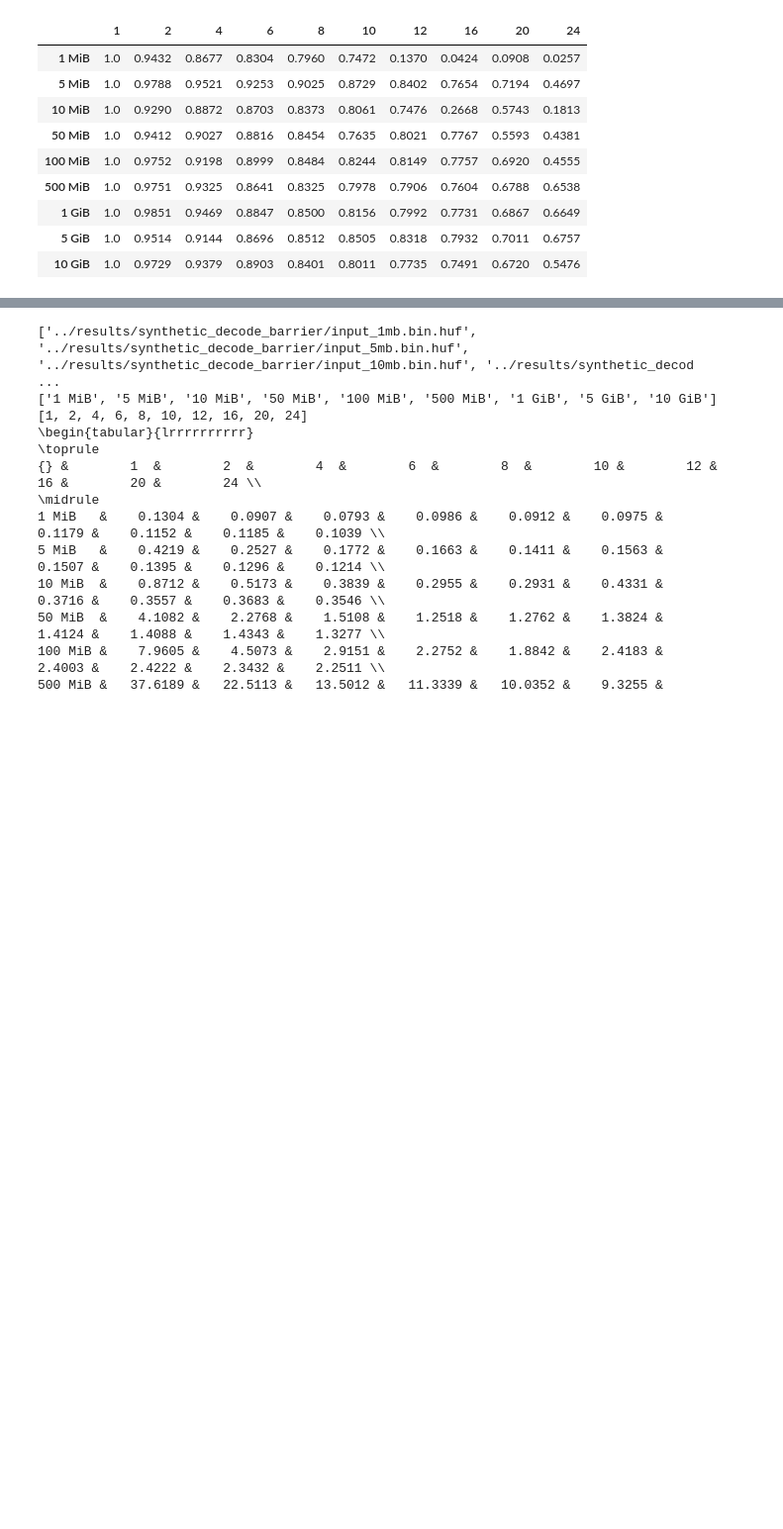
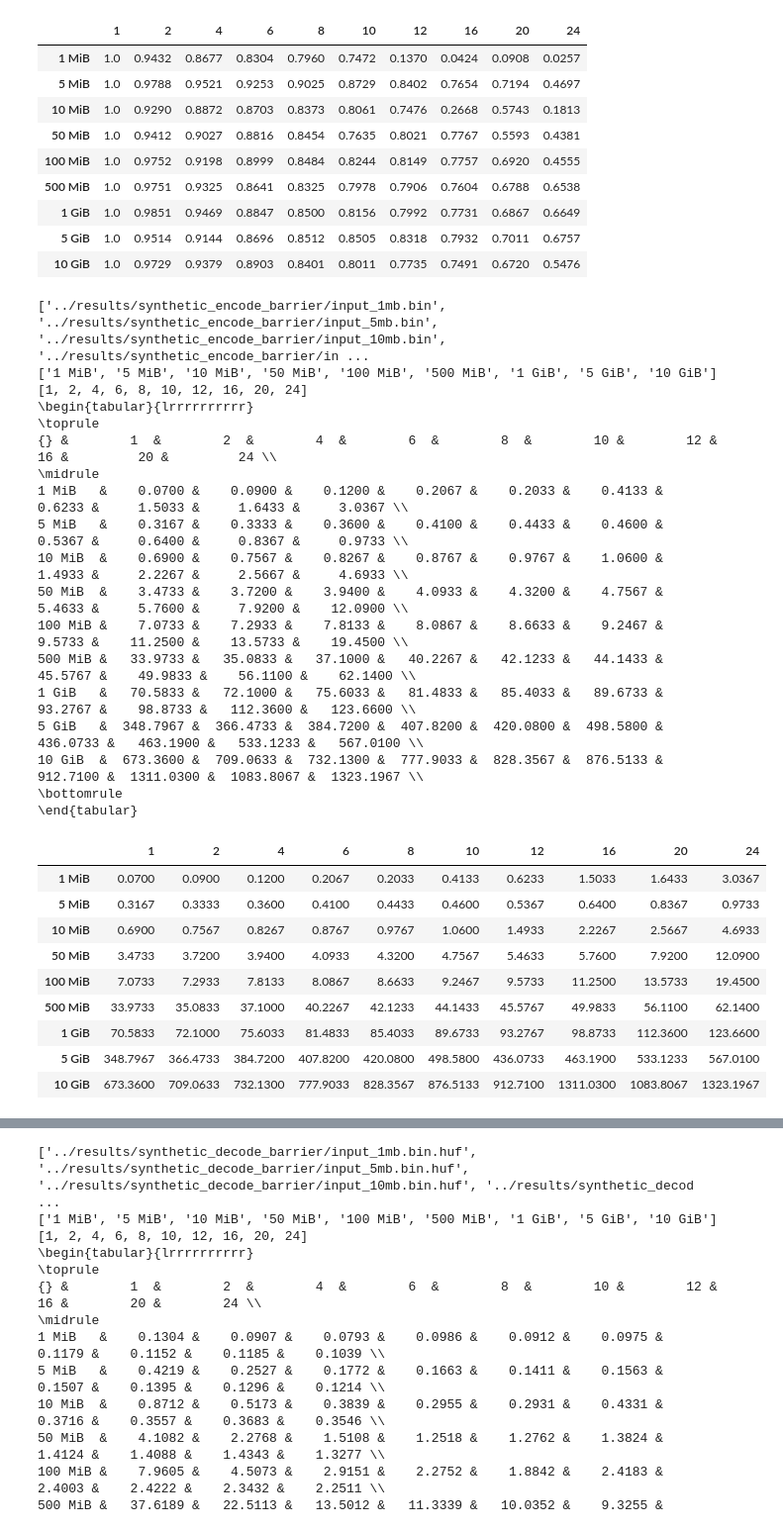
Before and after one commit to BigEmperor26/HuffmanCODEC, a Jupyter notebook: src/grapher.ipynb, the cells around one changed output, grey strips where cells are left out. Shown at 99% size. Drawn from its saved outputs; the diff is of its cells as text; code cells hidden in the pictures; blank space fills up the shorter version.

```diff
--- a/src/grapher.ipynb
+++ b/src/grapher.ipynb
@@ -1029,3 +1084,82 @@ display(df_encode)
 | 1 GiB | 1.0 | 0.9851 | 0.9469 | 0.8847 | 0.8500 | 0.8156 | 0.7992 | 0.7731 | 0.6867 | 0.6649 |
 | 5 GiB | 1.0 | 0.9514 | 0.9144 | 0.8696 | 0.8512 | 0.8505 | 0.8318 | 0.7932 | 0.7011 | 0.6757 |
 | 10 GiB | 1.0 | 0.9729 | 0.9379 | 0.8903 | 0.8401 | 0.8011 | 0.7735 | 0.7491 | 0.6720 | 0.5476 |
+# %%
+import matplotlib.pyplot as plt
+import json
+import re
+import sys
+from collections import OrderedDict
+from os import listdir
+from os.path import isfile, isdir, join
+# for each file in a folder
+# open the encded average results
+# plot on a graph the results
+
+#path = sys.argv[1]
+# path = '../results/synthetic_encode_barrier'
+path = '../results/synthetic_encode_barrier'
+file_folders = [join(path,f) for f in listdir(path) if isdir(join(path, f))]
+sorted_files = sorted(file_folders, key=lambda x: int(re.findall(r'\d+',x)[0]) if 'mb' in x else int(re.findall(r'\d+',x)[0])*1024)
+print(sorted_files)
+results_matrix_encode_Wall_barrier = []
+threads = []
+file_sizes = [re.findall(r'\d+',x)[0] + ' MiB' if 'mb' in x else re.findall(r'\d+',x)[0] + ' GiB' for x in sorted_files]
+print(file_sizes)
+for file_folder in sorted_files:
+    json_file = [join(file_folder,f) for f in listdir(file_folder) if isfile(join(file_folder, f)) and f.endswith('json')]
+    thread_data = json.load(open(json_file[0]))
+    temp_all_list = []
+    for thread in thread_data:
+        if int(thread) not in threads:
+            threads.append(int(thread))
+        temp_all_list.append(thread_data[thread]['Overall']['CPU'])
+    results_matrix_encode_Wall_barrier.append(temp_all_list)
+
+x = threads
+print(threads)
+
+import pandas as pd
+import numpy as np
+
+pd.set_option("display.precision", 4)
+
+df_encode = pd.DataFrame(np.matrix(results_matrix_encode_Wall_barrier), columns=threads, index=file_sizes)
+# df_encode.to_csv( 'encode.csv')
+print(df_encode.to_latex(index=True))
+display(df_encode)
+
+
+df_encode = pd.DataFrame(1/(np.matrix(results_matrix_encode_Wall_barrier)/np.matrix(results_matrix_encode_Wall_barrier)[:,0]), columns=threads, index=file_sizes)
+# df_encode.to_csv( 'efficiency_encode.csv')
+print(df_encode.to_latex(index=True))
+display(df_encode)
+# %% [output]
+['../results/synthetic_encode_barrier/input_1mb.bin', '../results/synthetic_encode_barrier/input_5mb.bin', '../results/synthetic_encode_barrier/input_10mb.bin', '../results/synthetic_encode_barrier/in ...
+['1 MiB', '5 MiB', '10 MiB', '50 MiB', '100 MiB', '500 MiB', '1 GiB', '5 GiB', '10 GiB']
+[1, 2, 4, 6, 8, 10, 12, 16, 20, 24]
+\begin{tabular}{lrrrrrrrrrr}
+\toprule
+{} &        1  &        2  &        4  &        6  &        8  &        10 &        12 &         16 &         20 &         24 \\
+\midrule
+1 MiB   &    0.0700 &    0.0900 &    0.1200 &    0.2067 &    0.2033 &    0.4133 &    0.6233 &     1.5033 &     1.6433 &     3.0367 \\
+5 MiB   &    0.3167 &    0.3333 &    0.3600 &    0.4100 &    0.4433 &    0.4600 &    0.5367 &     0.6400 &     0.8367 &     0.9733 \\
+10 MiB  &    0.6900 &    0.7567 &    0.8267 &    0.8767 &    0.9767 &    1.0600 &    1.4933 &     2.2267 &     2.5667 &     4.6933 \\
+50 MiB  &    3.4733 &    3.7200 &    3.9400 &    4.0933 &    4.3200 &    4.7567 &    5.4633 &     5.7600 &     7.9200 &    12.0900 \\
+100 MiB &    7.0733 &    7.2933 &    7.8133 &    8.0867 &    8.6633 &    9.2467 &    9.5733 &    11.2500 &    13.5733 &    19.4500 \\
+500 MiB &   33.9733 &   35.0833 &   37.1000 &   40.2267 &   42.1233 &   44.1433 &   45.5767 &    49.9833 &    56.1100 &    62.1400 \\
+1 GiB   &   70.5833 &   72.1000 &   75.6033 &   81.4833 &   85.4033 &   89.6733 &   93.2767 &    98.8733 &   112.3600 &   123.6600 \\
+5 GiB   &  348.7967 &  366.4733 &  384.7200 &  407.8200 &  420.0800 &  498.5800 &  436.0733 &   463.1900 &   533.1233 &   567.0100 \\
+10 GiB  &  673.3600 &  709.0633 &  732.1300 &  777.9033 &  828.3567 &  876.5133 &  912.7100 &  1311.0300 &  1083.8067 &  1323.1967 \\
+\bottomrule
+\end{tabular}
+|  | 1 | 2 | 4 | 6 | 8 | 10 | 12 | 16 | 20 | 24 |
+| 1 MiB | 0.0700 | 0.0900 | 0.1200 | 0.2067 | 0.2033 | 0.4133 | 0.6233 | 1.5033 | 1.6433 | 3.0367 |
+| 5 MiB | 0.3167 | 0.3333 | 0.3600 | 0.4100 | 0.4433 | 0.4600 | 0.5367 | 0.6400 | 0.8367 | 0.9733 |
+| 10 MiB | 0.6900 | 0.7567 | 0.8267 | 0.8767 | 0.9767 | 1.0600 | 1.4933 | 2.2267 | 2.5667 | 4.6933 |
+| 50 MiB | 3.4733 | 3.7200 | 3.9400 | 4.0933 | 4.3200 | 4.7567 | 5.4633 | 5.7600 | 7.9200 | 12.0900 |
+| 100 MiB | 7.0733 | 7.2933 | 7.8133 | 8.0867 | 8.6633 | 9.2467 | 9.5733 | 11.2500 | 13.5733 | 19.4500 |
+| 500 MiB | 33.9733 | 35.0833 | 37.1000 | 40.2267 | 42.1233 | 44.1433 | 45.5767 | 49.9833 | 56.1100 | 62.1400 |
+| 1 GiB | 70.5833 | 72.1000 | 75.6033 | 81.4833 | 85.4033 | 89.6733 | 93.2767 | 98.8733 | 112.3600 | 123.6600 |
+| 5 GiB | 348.7967 | 366.4733 | 384.7200 | 407.8200 | 420.0800 | 498.5800 | 436.0733 | 463.1900 | 533.1233 | 567.0100 |
+| 10 GiB | 673.3600 | 709.0633 | 732.1300 | 777.9033 | 828.3567 | 876.5133 | 912.7100 | 1311.0300 | 1083.8067 | 1323.1967 |
```
Also changed, not shown: parts of 8 cells of this notebook, 50 other files.
